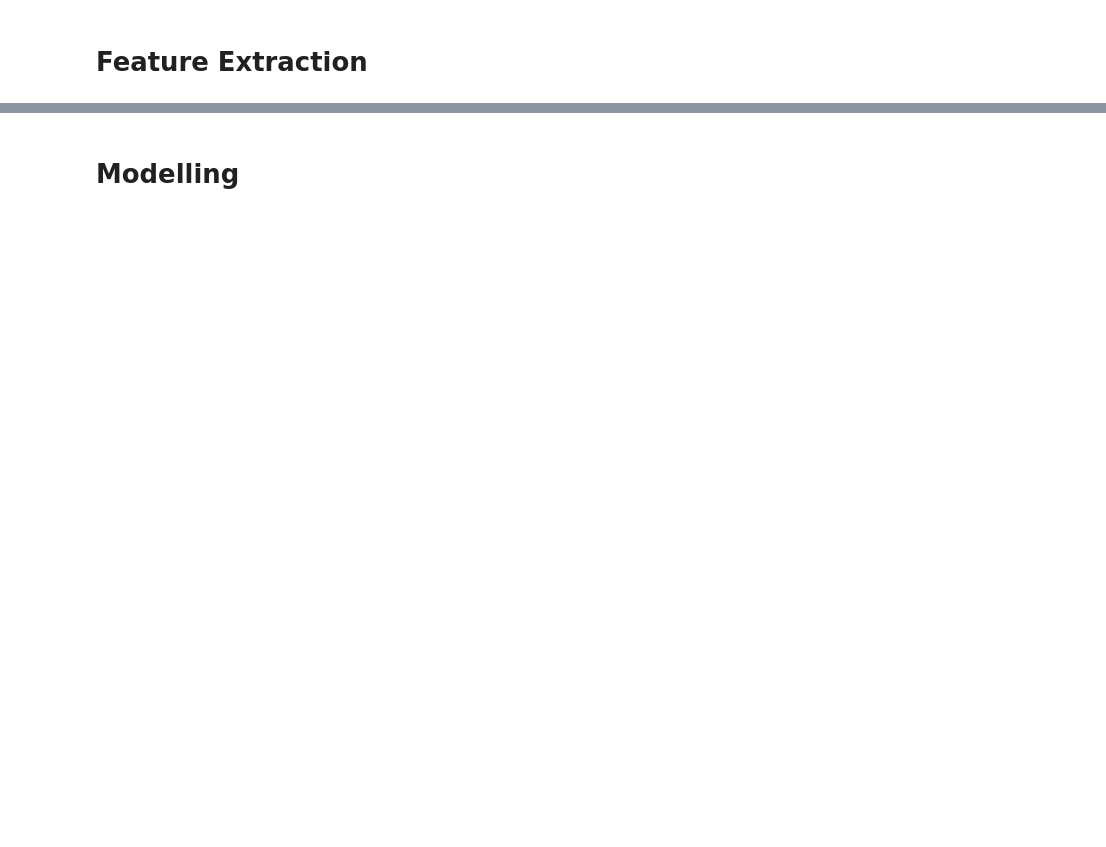
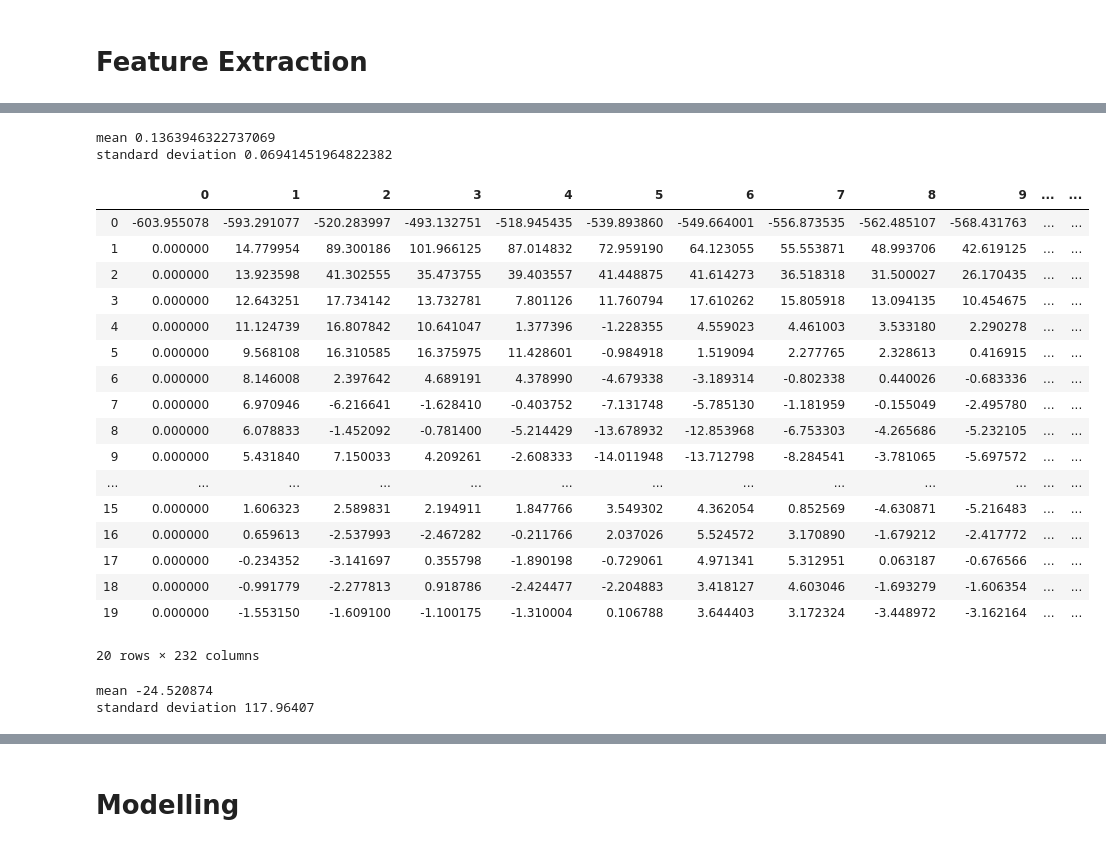
Before and after one commit to Risto-R/IDS-Project, a Jupyter notebook: Notebook.ipynb, the cells around one changed output, grey strips where cells are left out. Saved outputs shown, nothing was run; the diff lists cells and outputs as text; code cells hidden in the pictures; blank space fills up the shorter version.

```diff
--- a/Notebook.ipynb
+++ b/Notebook.ipynb
@@ -138,0 +148,4 @@ df
+# %%
+row = df.iloc[0,:]
+src = dictionary.get(row.path)
+y, sr = librosa.load(src)
@@ -138,0 +305,34 @@ df
+# %%
+print("mean",np.mean(zcr))
+print("standard deviation",np.std(zcr))
+# %% [output]
+mean 0.1363946322737069
+standard deviation 0.06941451964822382
+# %%
+mfcc = librosa.feature.mfcc(y=y, sr=sr)
+pd.DataFrame(mfcc)
+# %% [output]
+|  | 0 | 1 | 2 | 3 | 4 | 5 | 6 | 7 | 8 | 9 | ... | ... |
+| 0 | -603.955078 | -593.291077 | -520.283997 | -493.132751 | -518.945435 | -539.893860 | -549.664001 | -556.873535 | -562.485107 | -568.431763 | ... | ... |
+| 1 | 0.000000 | 14.779954 | 89.300186 | 101.966125 | 87.014832 | 72.959190 | 64.123055 | 55.553871 | 48.993706 | 42.619125 | ... | ... |
+| 2 | 0.000000 | 13.923598 | 41.302555 | 35.473755 | 39.403557 | 41.448875 | 41.614273 | 36.518318 | 31.500027 | 26.170435 | ... | ... |
+| 3 | 0.000000 | 12.643251 | 17.734142 | 13.732781 | 7.801126 | 11.760794 | 17.610262 | 15.805918 | 13.094135 | 10.454675 | ... | ... |
+| 4 | 0.000000 | 11.124739 | 16.807842 | 10.641047 | 1.377396 | -1.228355 | 4.559023 | 4.461003 | 3.533180 | 2.290278 | ... | ... |
+| 5 | 0.000000 | 9.568108 | 16.310585 | 16.375975 | 11.428601 | -0.984918 | 1.519094 | 2.277765 | 2.328613 | 0.416915 | ... | ... |
+| 6 | 0.000000 | 8.146008 | 2.397642 | 4.689191 | 4.378990 | -4.679338 | -3.189314 | -0.802338 | 0.440026 | -0.683336 | ... | ... |
+| 7 | 0.000000 | 6.970946 | -6.216641 | -1.628410 | -0.403752 | -7.131748 | -5.785130 | -1.181959 | -0.155049 | -2.495780 | ... | ... |
+| 8 | 0.000000 | 6.078833 | -1.452092 | -0.781400 | -5.214429 | -13.678932 | -12.853968 | -6.753303 | -4.265686 | -5.232105 | ... | ... |
+| 9 | 0.000000 | 5.431840 | 7.150033 | 4.209261 | -2.608333 | -14.011948 | -13.712798 | -8.284541 | -3.781065 | -5.697572 | ... | ... |
+| ... | ... | ... | ... | ... | ... | ... | ... | ... | ... | ... | ... | ... |
+| 15 | 0.000000 | 1.606323 | 2.589831 | 2.194911 | 1.847766 | 3.549302 | 4.362054 | 0.852569 | -4.630871 | -5.216483 | ... | ... |
+| 16 | 0.000000 | 0.659613 | -2.537993 | -2.467282 | -0.211766 | 2.037026 | 5.524572 | 3.170890 | -1.679212 | -2.417772 | ... | ... |
+| 17 | 0.000000 | -0.234352 | -3.141697 | 0.355798 | -1.890198 | -0.729061 | 4.971341 | 5.312951 | 0.063187 | -0.676566 | ... | ... |
+| 18 | 0.000000 | -0.991779 | -2.277813 | 0.918786 | -2.424477 | -2.204883 | 3.418127 | 4.603046 | -1.693279 | -1.606354 | ... | ... |
+| 19 | 0.000000 | -1.553150 | -1.609100 | -1.100175 | -1.310004 | 0.106788 | 3.644403 | 3.172324 | -3.448972 | -3.162164 | ... | ... |
+20 rows × 232 columns
+# %%
+print("mean",np.mean(mfcc))
+print("standard deviation",np.std(mfcc))
+# %% [output]
+mean -24.520874
+standard deviation 117.96407
```
Also changed, not shown: parts of 24 cells of this notebook.
